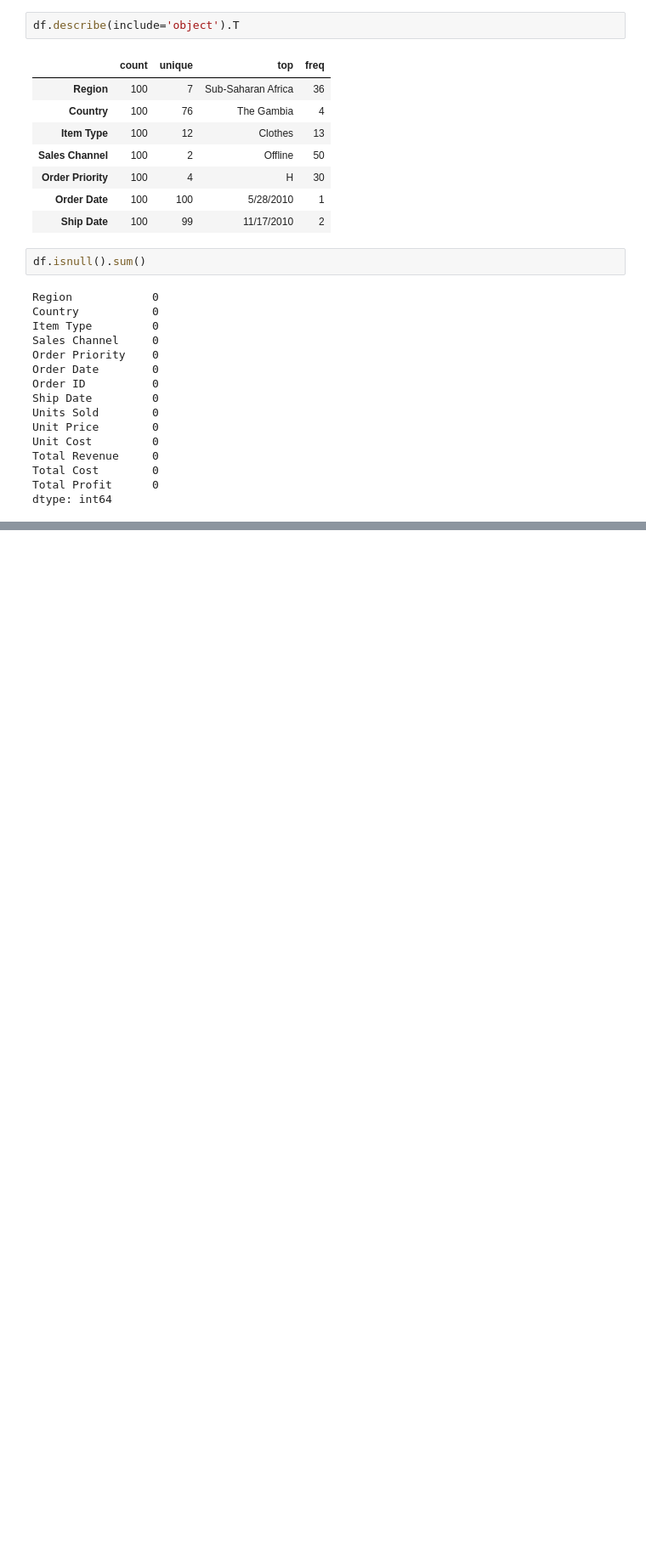
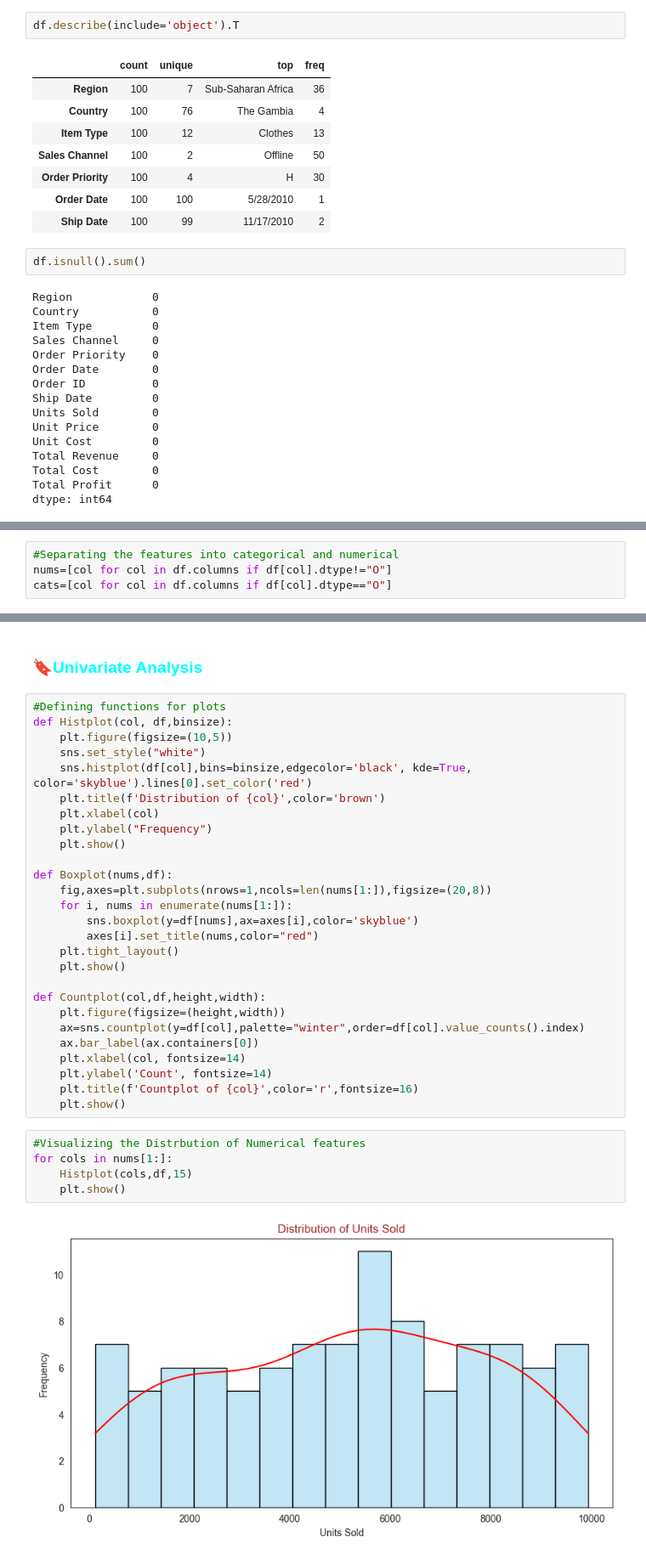
Before and after one commit to Fransis-DS24/Amazon-Sales-Analysis, a Jupyter notebook: Project_Amazon_Sales_up.ipynb, the cells around one changed output, grey strips where cells are left out. Shown: that part at 85% size. Cells and saved outputs as stored; diff of their text form; blank space fills up the shorter version.

Commit message:
EDA and Univariate Analysis
Completed Exploratory Data Analysis and Univariate Analysis as part of the Amazon Sales Project.

```diff
--- a/Project_Amazon_Sales_up.ipynb
+++ b/Project_Amazon_Sales_up.ipynb
@@ -126,0 +133,4 @@ dtype: int64
+# %%
+#Separating the features into categorical and numerical
+nums=[col for col in df.columns if df[col].dtype!="O"]
+cats=[col for col in df.columns if df[col].dtype=="O"]
@@ -126,0 +155,36 @@ dtype: int64
+# %% [markdown]
+### <span style="color: cyan;">🔖Univariate Analysis</span>
+# %%
+#Defining functions for plots
+def Histplot(col, df,binsize):
+    plt.figure(figsize=(10,5))
+    sns.set_style("white")
+    sns.histplot(df[col],bins=binsize,edgecolor='black', kde=True, color='skyblue').lines[0].set_color('red')
+    plt.title(f'Distribution of {col}',color='brown')
+    plt.xlabel(col)
+    plt.ylabel("Frequency")
+    plt.show()
+
+def Boxplot(nums,df):
+    fig,axes=plt.subplots(nrows=1,ncols=len(nums[1:]),figsize=(20,8))
+    for i, nums in enumerate(nums[1:]):
+        sns.boxplot(y=df[nums],ax=axes[i],color='skyblue')
+        axes[i].set_title(nums,color="red")
+    plt.tight_layout()
+    plt.show()
+
+def Countplot(col,df,height,width):
+    plt.figure(figsize=(height,width))
+    ax=sns.countplot(y=df[col],palette="winter",order=df[col].value_counts().index)
+    ax.bar_label(ax.containers[0])
+    plt.xlabel(col, fontsize=14)
+    plt.ylabel('Count', fontsize=14)
+    plt.title(f'Countplot of {col}',color='r',fontsize=16)
+    plt.show()
+# %%
+#Visualizing the Distrbution of Numerical features
+for cols in nums[1:]:
+    Histplot(cols,df,15)
+    plt.show()
+# %% [output]
+[figure, added]
```
Also changed, not shown: parts of 15 cells of this notebook.
